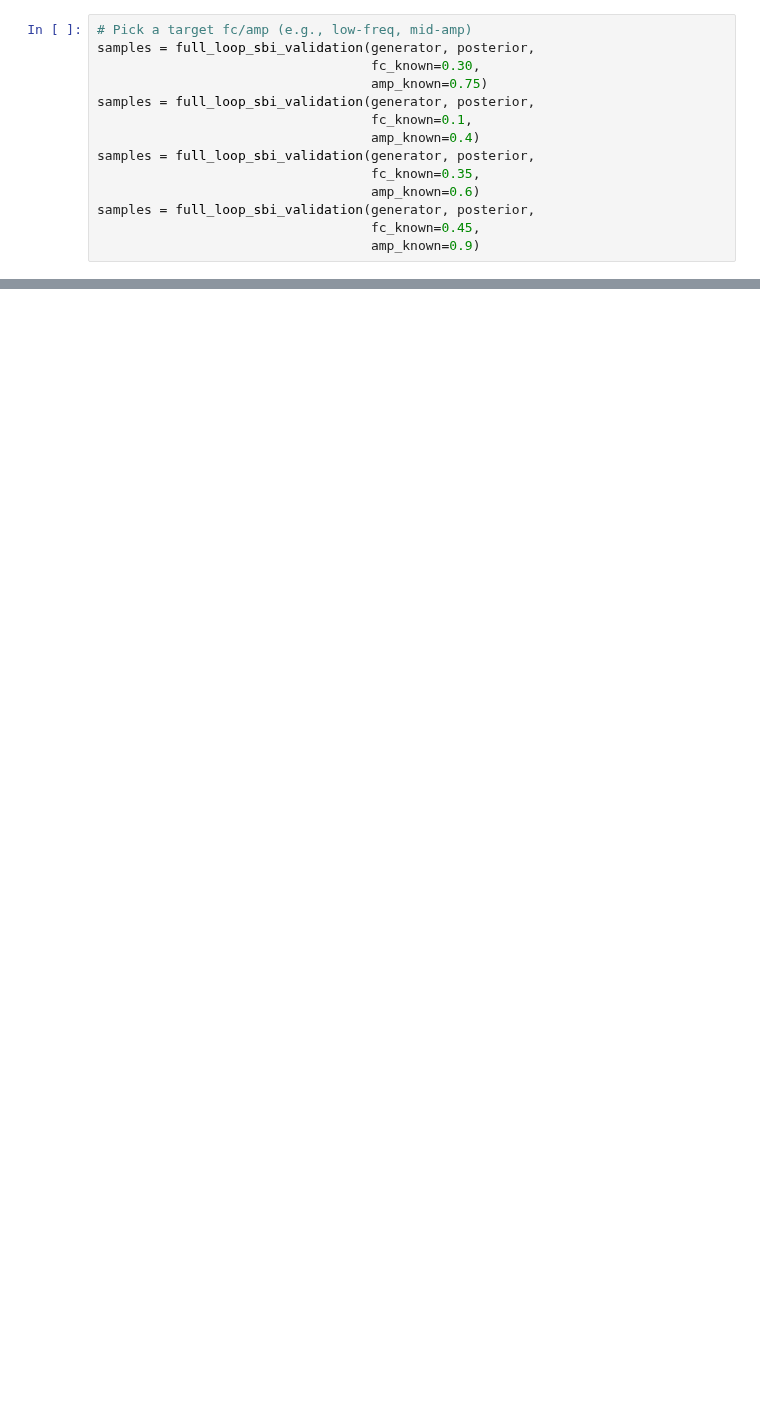
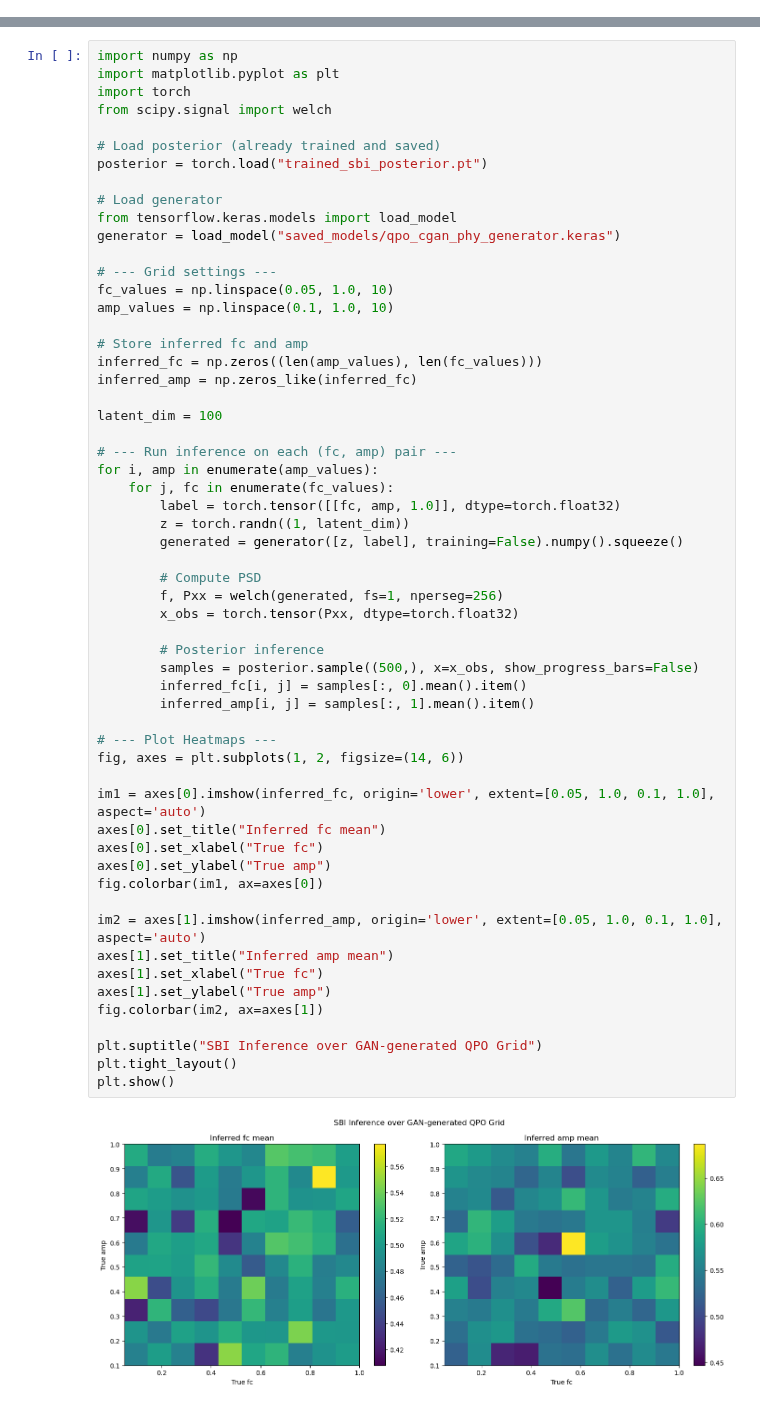
Before and after one commit to sravanth-space/ds_project, a Jupyter notebook: sbi.ipynb, the cells around one changed output, grey strips where cells are left out. Drawn from its saved outputs; the diff is of its cells as text; blank space fills up the shorter version.

```diff
--- a/sbi.ipynb
+++ b/sbi.ipynb
@@ -256,14 +50,0 @@ def full_loop_sbi_validation(generator, posterior, latent_dim=100,
-# %%
-# Pick a target fc/amp (e.g., low-freq, mid-amp)
-samples = full_loop_sbi_validation(generator, posterior,
-                                   fc_known=0.30,
-                                   amp_known=0.75)
-samples = full_loop_sbi_validation(generator, posterior,
-                                   fc_known=0.1,
-                                   amp_known=0.4)
-samples = full_loop_sbi_validation(generator, posterior,
-                                   fc_known=0.35,
-                                   amp_known=0.6)
-samples = full_loop_sbi_validation(generator, posterior,
-                                   fc_known=0.45,
-                                   amp_known=0.9)
@@ -350,0 +51,59 @@ plot_error_heatmaps(fc_vals, amp_vals, fc_errs, amp_errs)
+# %%
+import numpy as np
+import matplotlib.pyplot as plt
+import torch
+from scipy.signal import welch
+
+# Load posterior (already trained and saved)
+posterior = torch.load("trained_sbi_posterior.pt")
+
+# Load generator
+from tensorflow.keras.models import load_model
+generator = load_model("saved_models/qpo_cgan_phy_generator.keras")
+
+# --- Grid settings ---
+fc_values = np.linspace(0.05, 1.0, 10)
+amp_values = np.linspace(0.1, 1.0, 10)
+
+# Store inferred fc and amp
+inferred_fc = np.zeros((len(amp_values), len(fc_values)))
+inferred_amp = np.zeros_like(inferred_fc)
+
+latent_dim = 100
+
+# --- Run inference on each (fc, amp) pair ---
+for i, amp in enumerate(amp_values):
+    for j, fc in enumerate(fc_values):
+        label = torch.tensor([[fc, amp, 1.0]], dtype=torch.float32)
+        z = torch.randn((1, latent_dim))
+        generated = generator([z, label], training=False).numpy().squeeze()
+
+        # Compute PSD
+        f, Pxx = welch(generated, fs=1, nperseg=256)
+        x_obs = torch.tensor(Pxx, dtype=torch.float32)
+
+        # Posterior inference
+        samples = posterior.sample((500,), x=x_obs, show_progress_bars=False)
+        inferred_fc[i, j] = samples[:, 0].mean().item()
+        inferred_amp[i, j] = samples[:, 1].mean().item()
+
+# --- Plot Heatmaps ---
+fig, axes = plt.subplots(1, 2, figsize=(14, 6))
+
+im1 = axes[0].imshow(inferred_fc, origin='lower', extent=[0.05, 1.0, 0.1, 1.0], aspect='auto')
+axes[0].set_title("Inferred fc mean")
+axes[0].set_xlabel("True fc")
+axes[0].set_ylabel("True amp")
+fig.colorbar(im1, ax=axes[0])
+
+im2 = axes[1].imshow(inferred_amp, origin='lower', extent=[0.05, 1.0, 0.1, 1.0], aspect='auto')
+axes[1].set_title("Inferred amp mean")
+axes[1].set_xlabel("True fc")
+axes[1].set_ylabel("True amp")
+fig.colorbar(im2, ax=axes[1])
+
+plt.suptitle("SBI Inference over GAN-generated QPO Grid")
+plt.tight_layout()
+plt.show()
+# %% [output]
+[figure, added]
```
Also changed, not shown: parts of 11 cells of this notebook, 36 other files.
